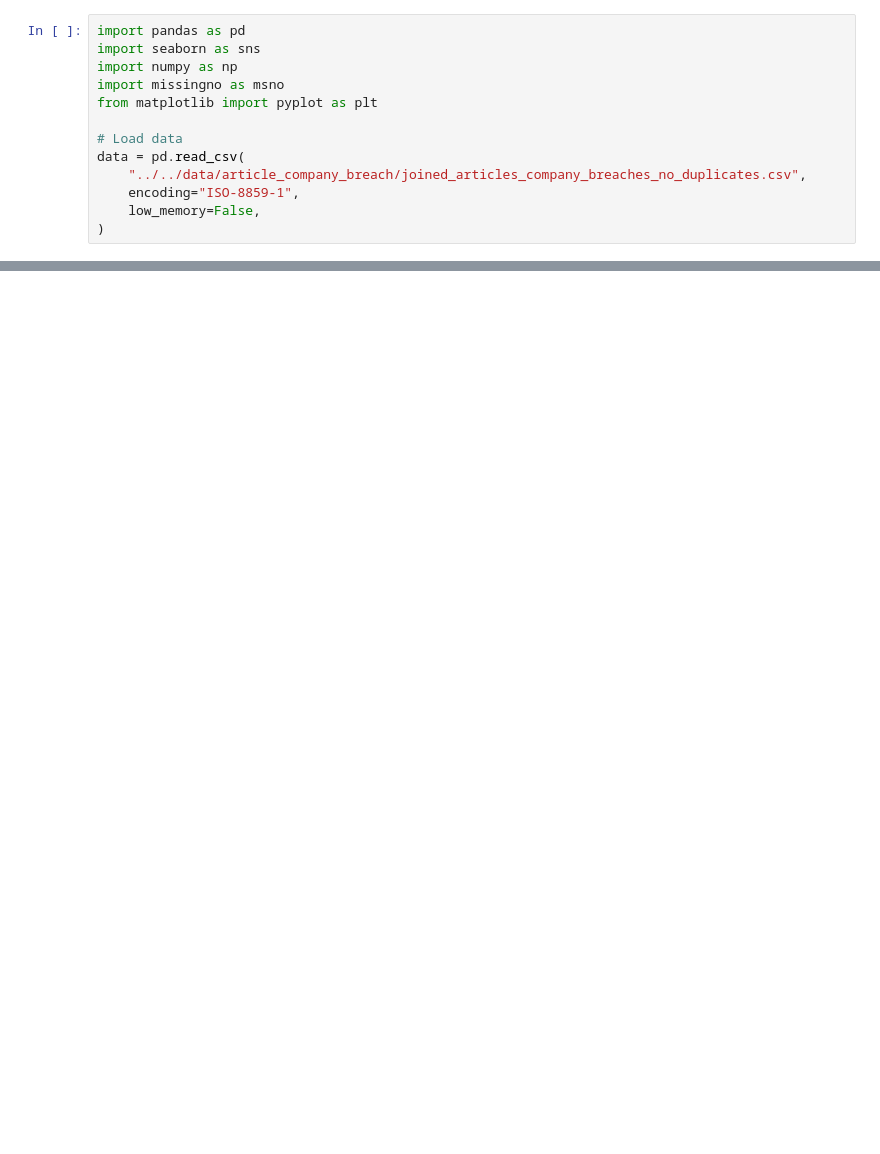
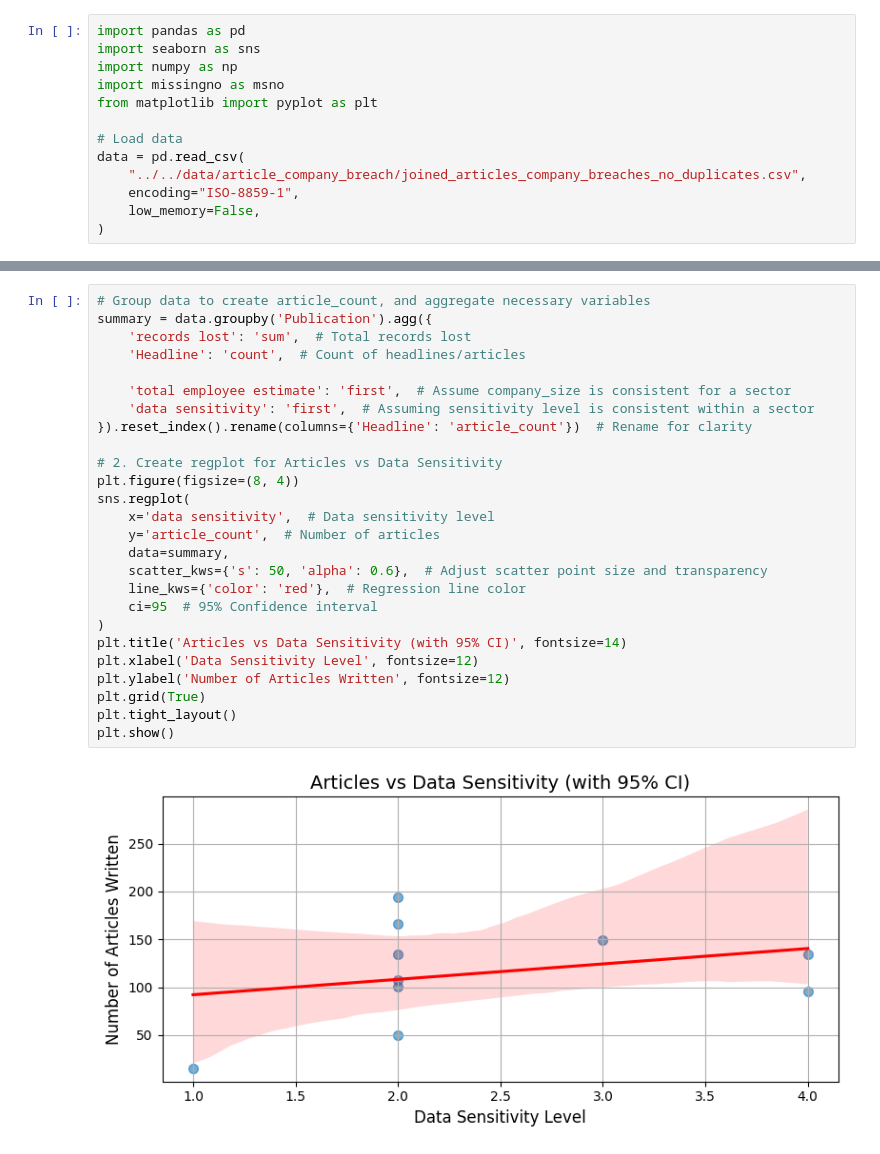
Before and after one commit to Pop101/BreachNews, a Jupyter notebook: viz/jupyter/analysis_plots.ipynb, the cells around one changed output, grey strips where cells are left out. Cells and saved outputs as stored; diff of their text form; blank space fills up the shorter version.

```diff
--- a/viz/jupyter/analysis_plots.ipynb
+++ b/viz/jupyter/analysis_plots.ipynb
@@ -126,0 +278,28 @@ plt.close()
+# %%
+# Group data to create article_count, and aggregate necessary variables
+summary = data.groupby('Publication').agg({
+    'records lost': 'sum',  # Total records lost
+    'Headline': 'count',  # Count of headlines/articles
+
+    'total employee estimate': 'first',  # Assume company_size is consistent for a sector
+    'data sensitivity': 'first',  # Assuming sensitivity level is consistent within a sector
+}).reset_index().rename(columns={'Headline': 'article_count'})  # Rename for clarity
+
+# 2. Create regplot for Articles vs Data Sensitivity
+plt.figure(figsize=(8, 4))
+sns.regplot(
+    x='data sensitivity',  # Data sensitivity level
+    y='article_count',  # Number of articles
+    data=summary,
+    scatter_kws={'s': 50, 'alpha': 0.6},  # Adjust scatter point size and transparency
+    line_kws={'color': 'red'},  # Regression line color
+    ci=95  # 95% Confidence interval
+)
+plt.title('Articles vs Data Sensitivity (with 95% CI)', fontsize=14)
+plt.xlabel('Data Sensitivity Level', fontsize=12)
+plt.ylabel('Number of Articles Written', fontsize=12)
+plt.grid(True)
+plt.tight_layout()
+plt.show()
+# %% [output]
+[figure, added]
```
Also changed, not shown: parts of 8 cells of this notebook.
